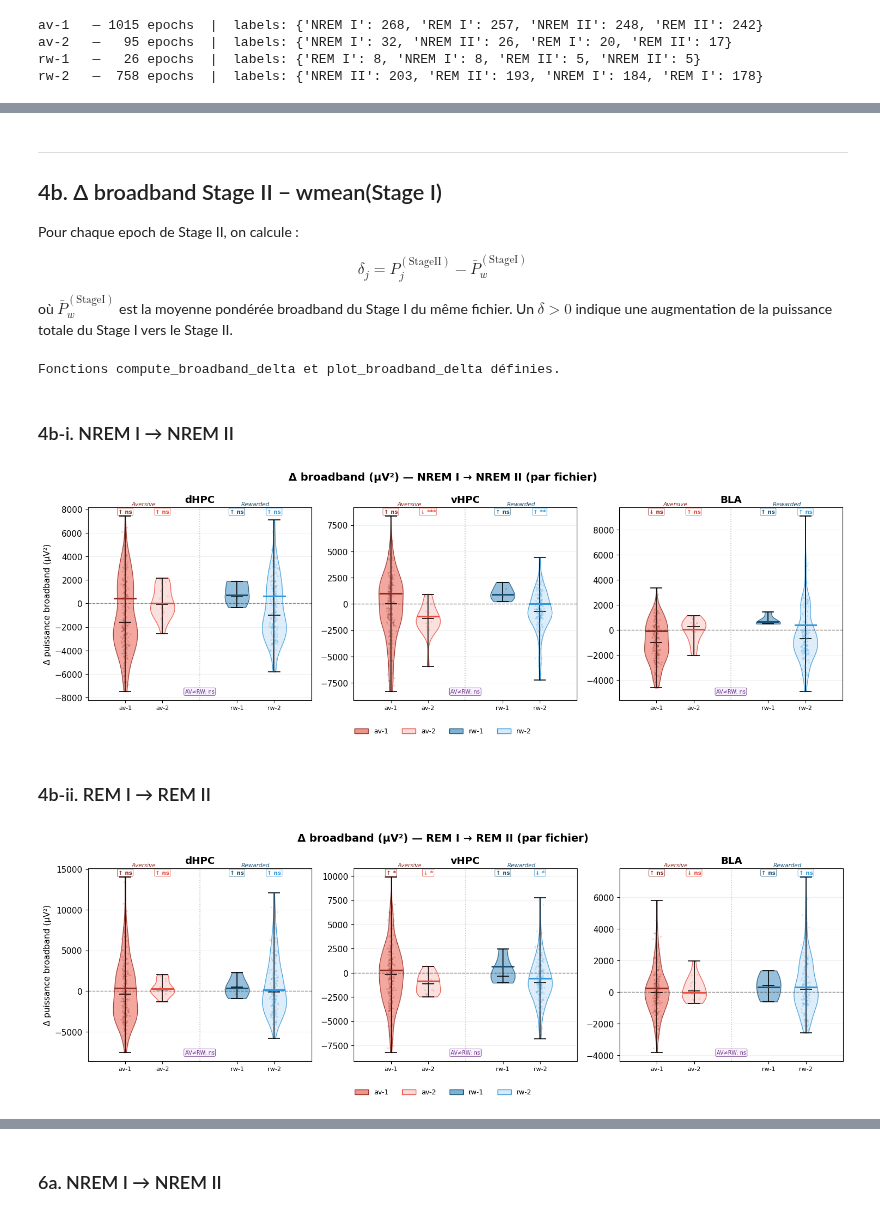
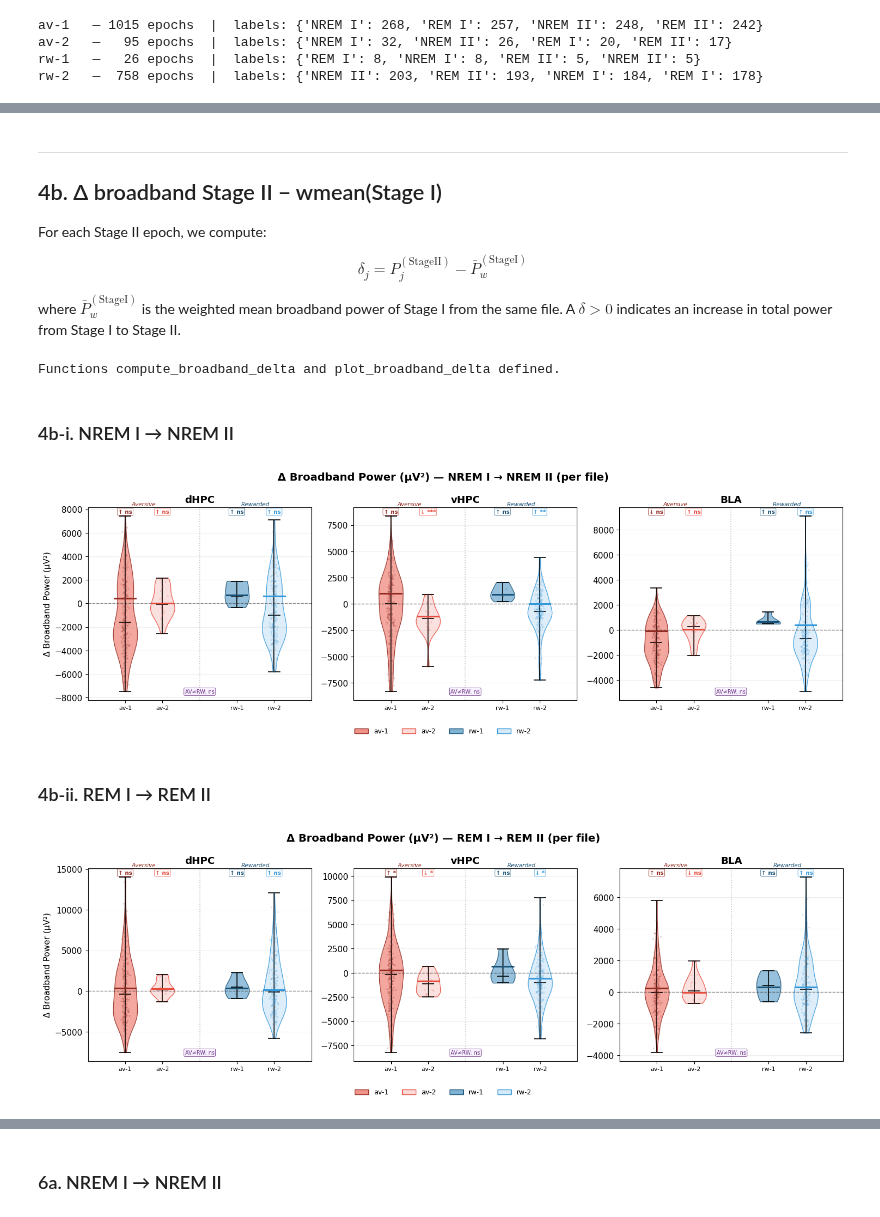
Before and after one commit to Gabbag2/health_hackathon, a Jupyter notebook: H1_final.ipynb, the cells around one changed output, grey strips where cells are left out. Cells and saved outputs as stored; diff of their text form; code cells hidden in the pictures.

```diff
--- a/H1_final.ipynb
+++ b/H1_final.ipynb
@@ -122,6 +109,6 @@ Le filtre **iirnotch** (Butterworth coupe-bande, Q=30) retire la composante à 5
 # %%
 def filter_dataset(df, fs=FS, notch_freq=NOTCH_FREQ, Q=NOTCH_Q):
-    """Applique le filtre notch 50 Hz sur les 3 colonnes LFP."""
+    """Applies the 50 Hz notch filter to the 3 LFP columns."""
     df = df.copy()
     for col in ['dHPC_lfp', 'vHPC_lfp', 'bla_lfp']:
         df[col] = df[col].apply(
@@ -129,11 +116,11 @@ def filter_dataset(df, fs=FS, notch_freq=NOTCH_FREQ, Q=NOTCH_Q):
         )
     return df
 
-print('Application du filtre notch 50 Hz...')
+print('Applying 50 Hz notch filter...')
 DATASETS = {}
 for name, df in RAW_DATASETS.items():
     DATASETS[name] = filter_dataset(df)
-    print(f'  {name} — filtré ({len(DATASETS[name])} epochs)')
+    print(f'  {name} — filtered ({len(DATASETS[name])} epochs)')
 
-print('Filtrage terminé.')
+print('Filtering complete.')
 # %% [output]
@@ -230,8 +217,8 @@ La ligne rouge/bleue indique la moyenne pondérée.
 # %%
 fig, axes = plt.subplots(1, 3, figsize=(15, 6), sharey=False)
-fig.suptitle('Activité broadband LFP (Welch 0.5–50 Hz) — tous datasets', fontsize=14, fontweight='bold')
+fig.suptitle('LFP Broadband Activity (Welch 0.5–50 Hz) — all datasets', fontsize=14, fontweight='bold')
 
-# positions : av-1=1, av-2=2, [gap], rw-1=4, rw-2=5
+# positions: av-1=1, av-2=2, [gap], rw-1=4, rw-2=5
 POSITIONS = {'av-1': 1, 'av-2': 2, 'rw-1': 4, 'rw-2': 5}
 XTICKS    = [1, 2, 4, 5]
 XLABELS   = ['av-1', 'av-2', 'rw-1', 'rw-2']
@@ -255,7 +242,7 @@ for ax, reg_name in zip(axes, REGION_NAMES):
         vp[part].set_color('black')
         vp[part].set_linewidth(1.5)
 
-    # Points individuels (jitter)
+    # Individual points (jitter)
     rng = np.random.default_rng(42)
     for ds, pos in POSITIONS.items():
         pows, wts, _ = BROADBAND[ds][reg_name]
@@ -263,7 +250,7 @@ for ax, reg_name in zip(axes, REGION_NAMES):
         jitter = rng.normal(0, 0.06, len(v))
         ax.scatter(pos + jitter, v, alpha=0.3, s=8, color=COLORS[ds], edgecolors='none', zorder=2)
 
-    # Ligne de moyenne pondérée
+    # Weighted mean line
     for ds, pos in POSITIONS.items():
         pows, wts, _ = BROADBAND[ds][reg_name]
         wm, _ = weighted_mean_std(pows, wts)
@@ -277,21 +264,21 @@ for ax, reg_name in zip(axes, REGION_NAMES):
         ax.text(pos, ax.get_ylim()[0] if ax.get_ylim()[0] != 0 else -0.05 * max([d.max() if len(d) > 0 else 0 for d in data_list if len(d) > 0] or [1]),
                 f'n={len(v)}', ha='center', va='top', fontsize=8, color=COLORS[ds])
 
-    # Séparateur conditionnel
+    # Condition separator
     ax.axvline(3, color='gray', linestyle=':', lw=1.5, alpha=0.6)
     ax.set_xticks(XTICKS)
     ax.set_xticklabels(XLABELS, fontsize=9)
     ax.set_title(reg_name, fontweight='bold')
-    ax.set_ylabel('Puissance (µV²)' if reg_name == 'dHPC' else '')
+    ax.set_ylabel('Power (µV²)' if reg_name == 'dHPC' else '')
     ax.grid(True, alpha=0.3, axis='y')
     ax.set_xlim(0, 6)
 
-    # Étiquettes de condition
+    # Condition labels
     y_top = ax.get_ylim()[1]
     ax.text(1.5, y_top * 0.98, 'Aversive', ha='center', va='top', fontsize=9, color='#922b21', fontweight='bold')
     ax.text(4.5, y_top * 0.98, 'Rewarded', ha='center', va='top', fontsize=9, color='#1a5276', fontweight='bold')
 
-# Légende
+# Legend
 patches = [mpatches.Patch(facecolor=FACE_COLORS[ds], edgecolor=COLORS[ds], label=ds) for ds in DATASET_NAMES]
 fig.legend(handles=patches, loc='lower center', ncol=4, frameon=False, fontsize=10)
 plt.tight_layout(rect=[0, 0.07, 1, 1])
@@ -303,17 +290,17 @@ plt.show()
 ---
 ## 4b. Δ broadband Stage II − wmean(Stage I)
 
-Pour chaque epoch de Stage II, on calcule :
+For each Stage II epoch, we compute:
 
 $$\delta_j = P_j^{(\text{StageII})} - \bar{P}_w^{(\text{StageI})}$$
 
-où $\bar{P}_w^{(\text{StageI})}$ est la moyenne pondérée broadband du Stage I du même fichier.
-Un $\delta > 0$ indique une augmentation de la puissance totale du Stage I vers le Stage II.
+where $\bar{P}_w^{(\text{StageI})}$ is the weighted mean broadband power of Stage I from the same file.
+A $\delta > 0$ indicates an increase in total power from Stage I to Stage II.
 # %%
 def compute_broadband_delta(ds_name, stage_pair, reg_name):
     """
     δ_j = broadband_j(StageII) − weighted_mean(broadband, StageI).
-    Retourne (deltas, weights) pour les epochs StageII valides.
+    Returns (deltas, weights) for valid StageII epochs.
     """
     st1, st2 = stage_pair
     pows, wts, labs = BROADBAND[ds_name][reg_name]
@@ -329,9 +316,9 @@ def compute_broadband_delta(ds_name, stage_pair, reg_name):
 
 def plot_broadband_delta(stage_pair, title, filename=None):
     """
-    Figure 1×3 (une colonne par région).
-    Chaque subplot : 4 violins [av-1 | av-2 ┆ rw-1 | rw-2]
-    représentant la distribution des δ broadband (µV²).
+    Figure 1×3 (one column per region).
+    Each subplot: 4 violins [av-1 | av-2 ┆ rw-1 | rw-2]
+    showing the distribution of broadband Δ (µV²).
     """
     st1, st2 = stage_pair
     POSITIONS = {'av-1': 1, 'av-2': 2, 'rw-1': 4, 'rw-2': 5}
@@ -409,7 +396,7 @@ def plot_broadband_delta(stage_pair, title, filename=None):
         ax.set_xticklabels(DATASET_NAMES, fontsize=8)
         ax.set_xlim(0, 6)
         ax.set_title(reg_name, fontweight='bold')
-        ax.set_ylabel('Δ puissance broadband (µV²)' if reg_name == REGION_NAMES[0] else '')
+        ax.set_ylabel('Δ Broadband Power (µV²)' if reg_name == REGION_NAMES[0] else '')
         ax.grid(True, alpha=0.2, axis='y')
 
         ymax2 = ax.get_ylim()[1]
@@ -427,28 +414,28 @@ def plot_broadband_delta(stage_pair, title, filename=None):
     plt.show()
 
 
-print('Fonctions compute_broadband_delta et plot_broadband_delta définies.')
+print('Functions compute_broadband_delta and plot_broadband_delta defined.')
 # %% [output]
-Fonctions compute_broadband_delta et plot_broadband_delta définies.
+Functions compute_broadband_delta and plot_broadband_delta defined.
 # %% [markdown]
 ### 4b-i. NREM I → NREM II
 # %%
 plot_broadband_delta(
     stage_pair=('NREM I', 'NREM II'),
-    title='Δ broadband (µV²) — NREM I → NREM II (par fichier)',
+    title='Δ Broadband Power (µV²) — NREM I → NREM II (per file)',
     filename='H1_NREM_broadband_delta.png'
 )
 # %% [output]
-[figure, old version]
+[figure, new version]
 # %% [markdown]
 ### 4b-ii. REM I → REM II
 # %%
 plot_broadband_delta(
     stage_pair=('REM I', 'REM II'),
-    title='Δ broadband (µV²) — REM I → REM II (par fichier)',
+    title='Δ Broadband Power (µV²) — REM I → REM II (per file)',
     filename='H1_REM_broadband_delta.png'
 )
 # %% [output]
-[figure, old version]
+[figure, new version]
 # %% [markdown]
 ---
```
Also changed, not shown: parts of 32 cells of this notebook, 13 other files.
